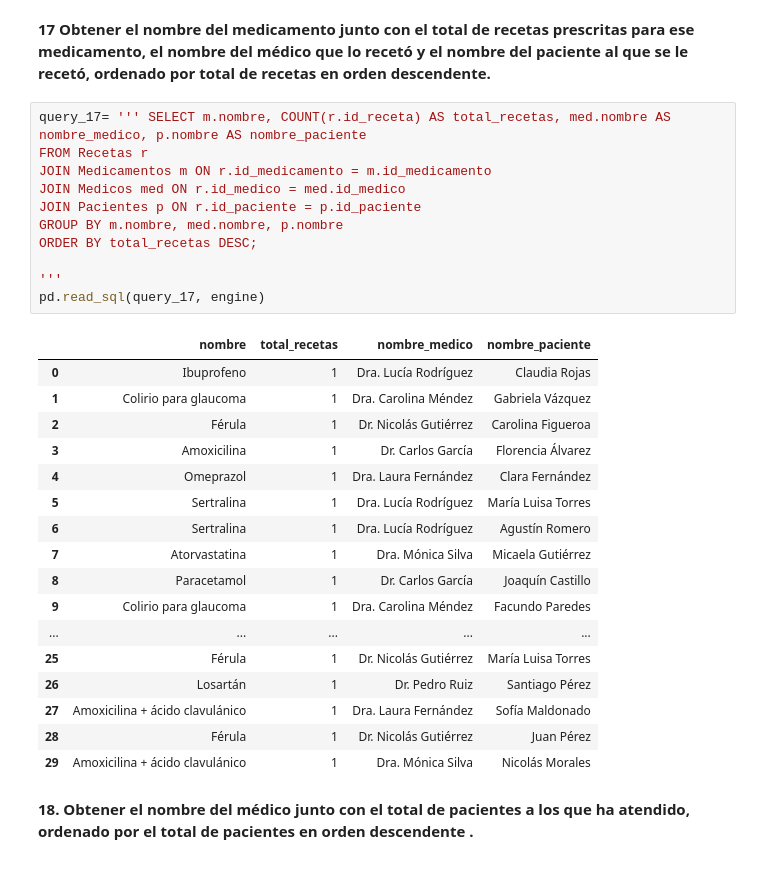
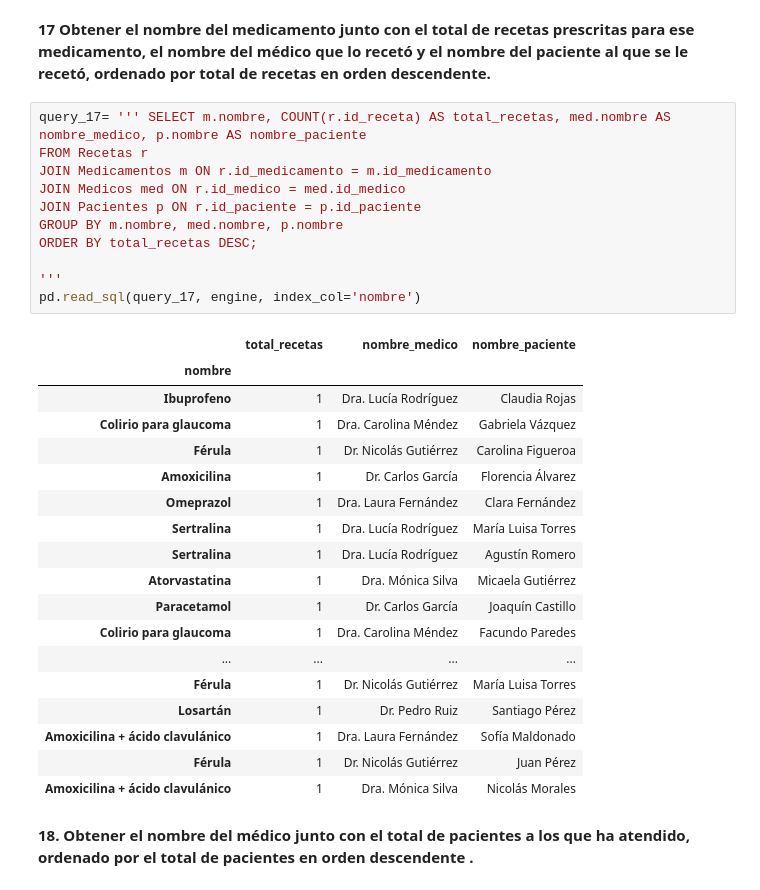
Before and after one commit to gonzagrau/TP5_GrauLuna, a Jupyter notebook: database_connection/queries.ipynb, the cells around one changed output. Drawn from its saved outputs; the diff is of its cells as text.

```diff
--- a/database_connection/queries.ipynb
+++ b/database_connection/queries.ipynb
@@ -415,32 +407,33 @@ pd.read_sql(query_16, engine)
 # %%
 query_17= ''' SELECT m.nombre, COUNT(r.id_receta) AS total_recetas, med.nombre AS nombre_medico, p.nombre AS nombre_paciente
 FROM Recetas r
 JOIN Medicamentos m ON r.id_medicamento = m.id_medicamento
 JOIN Medicos med ON r.id_medico = med.id_medico
 JOIN Pacientes p ON r.id_paciente = p.id_paciente
 GROUP BY m.nombre, med.nombre, p.nombre
 ORDER BY total_recetas DESC;
 
 '''
-pd.read_sql(query_17, engine)
+pd.read_sql(query_17, engine, index_col='nombre')
 # %% [output]
-|  | nombre | total_recetas | nombre_medico | nombre_paciente |
-| 0 | Ibuprofeno | 1 | Dra. Lucía Rodríguez | Claudia Rojas |
-| 1 | Colirio para glaucoma | 1 | Dra. Carolina Méndez | Gabriela Vázquez |
-| 2 | Férula | 1 | Dr. Nicolás Gutiérrez | Carolina Figueroa |
-| 3 | Amoxicilina | 1 | Dr. Carlos García | Florencia Álvarez |
-| 4 | Omeprazol | 1 | Dra. Laura Fernández | Clara Fernández |
-| 5 | Sertralina | 1 | Dra. Lucía Rodríguez | María Luisa Torres |
-| 6 | Sertralina | 1 | Dra. Lucía Rodríguez | Agustín Romero |
-| 7 | Atorvastatina | 1 | Dra. Mónica Silva | Micaela Gutiérrez |
-| 8 | Paracetamol | 1 | Dr. Carlos García | Joaquín Castillo |
-| 9 | Colirio para glaucoma | 1 | Dra. Carolina Méndez | Facundo Paredes |
-| ... | ... | ... | ... | ... |
-| 25 | Férula | 1 | Dr. Nicolás Gutiérrez | María Luisa Torres |
-| 26 | Losartán | 1 | Dr. Pedro Ruiz | Santiago Pérez |
-| 27 | Amoxicilina + ácido clavulánico | 1 | Dra. Laura Fernández | Sofía Maldonado |
-| 28 | Férula | 1 | Dr. Nicolás Gutiérrez | Juan Pérez |
-| 29 | Amoxicilina + ácido clavulánico | 1 | Dra. Mónica Silva | Nicolás Morales |
+|  | total_recetas | nombre_medico | nombre_paciente |
+| nombre |  |  |  |
+| Ibuprofeno | 1 | Dra. Lucía Rodríguez | Claudia Rojas |
+| Colirio para glaucoma | 1 | Dra. Carolina Méndez | Gabriela Vázquez |
+| Férula | 1 | Dr. Nicolás Gutiérrez | Carolina Figueroa |
+| Amoxicilina | 1 | Dr. Carlos García | Florencia Álvarez |
+| Omeprazol | 1 | Dra. Laura Fernández | Clara Fernández |
+| Sertralina | 1 | Dra. Lucía Rodríguez | María Luisa Torres |
+| Sertralina | 1 | Dra. Lucía Rodríguez | Agustín Romero |
+| Atorvastatina | 1 | Dra. Mónica Silva | Micaela Gutiérrez |
+| Paracetamol | 1 | Dr. Carlos García | Joaquín Castillo |
+| Colirio para glaucoma | 1 | Dra. Carolina Méndez | Facundo Paredes |
+| ... | ... | ... | ... |
+| Férula | 1 | Dr. Nicolás Gutiérrez | María Luisa Torres |
+| Losartán | 1 | Dr. Pedro Ruiz | Santiago Pérez |
+| Amoxicilina + ácido clavulánico | 1 | Dra. Laura Fernández | Sofía Maldonado |
+| Férula | 1 | Dr. Nicolás Gutiérrez | Juan Pérez |
+| Amoxicilina + ácido clavulánico | 1 | Dra. Mónica Silva | Nicolás Morales |
 # %% [markdown]
 **18.  Obtener el nombre del médico junto con el total de pacientes a los que ha atendido, ordenado por el total de pacientes en orden descendente .**
 # %%
```
Also changed, not shown: parts of 4 cells of this notebook, 4 other files.
